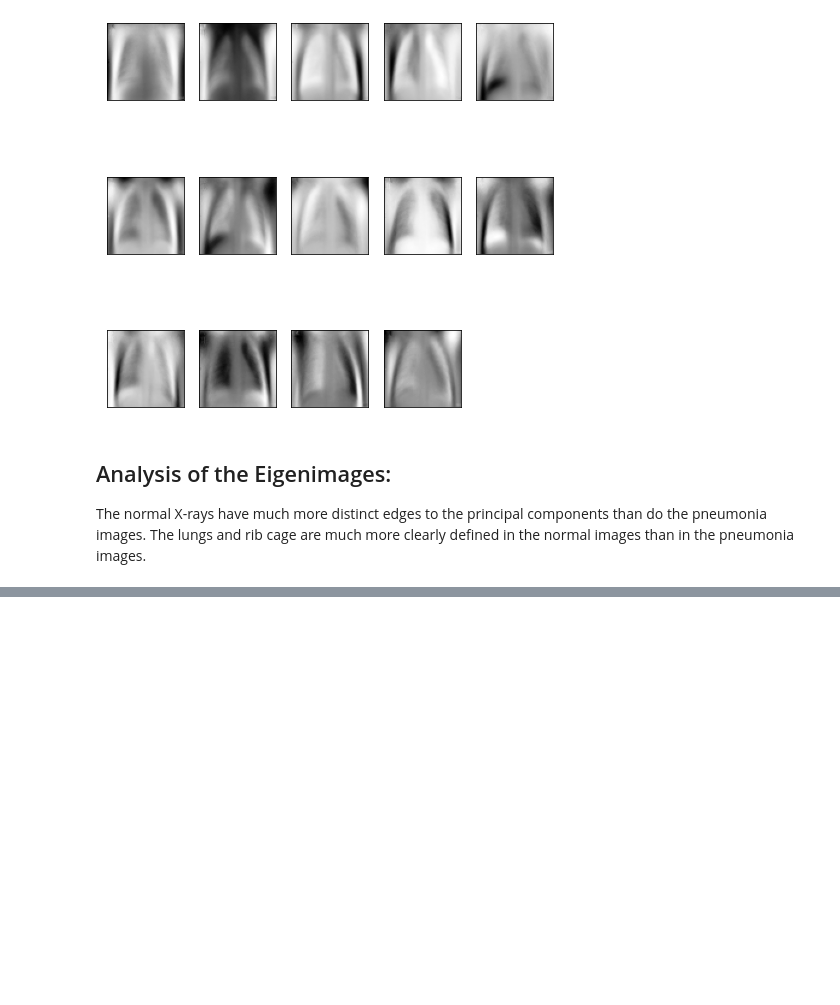
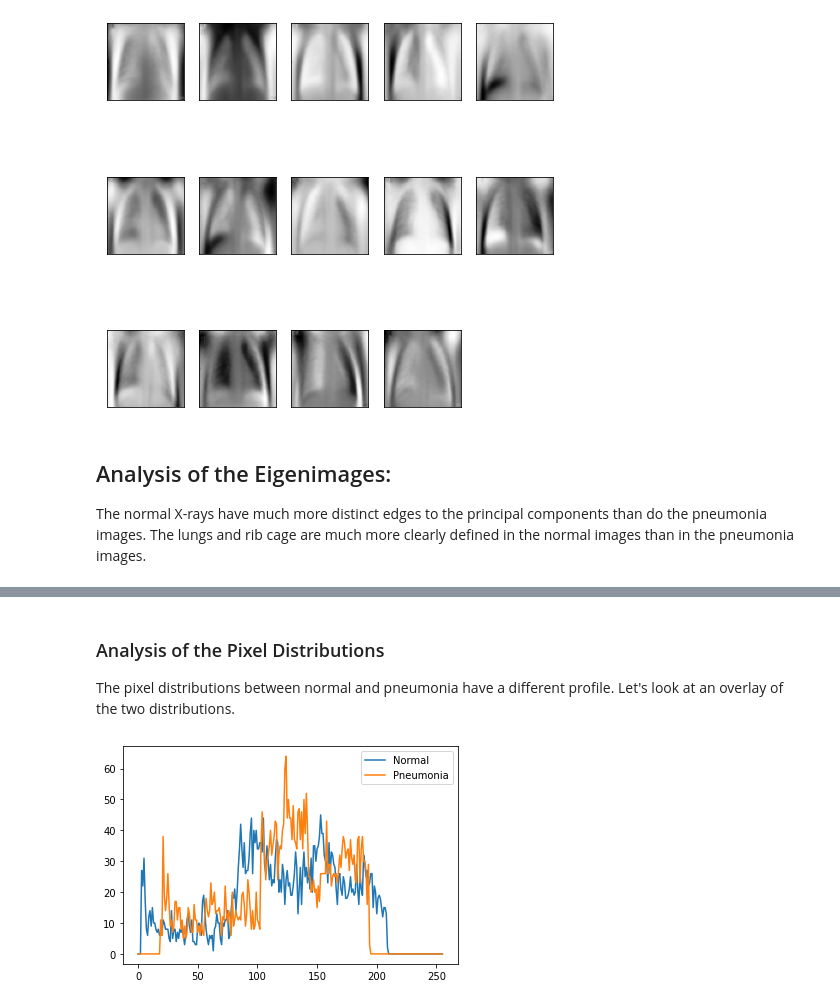
Before and after one commit to dagartga/Chest_X-Ray_Pneumonia_Classifier, a Jupyter notebook: chest-x-ray-pneumonia-eda.ipynb, the cells around one changed output, grey strips where cells are left out. Drawn from its saved outputs; the diff is of its cells as text; code cells hidden in the pictures; blank space fills up the shorter version.

```diff
--- a/chest-x-ray-pneumonia-eda.ipynb
+++ b/chest-x-ray-pneumonia-eda.ipynb
@@ -280,0 +282,16 @@ The normal X-rays have much more distinct edges to the principal components than
+# %% [markdown]
+### Analysis of the Pixel Distributions
+The pixel distributions between normal and pneumonia have a different profile. Let's look at an overlay of the two distributions.
+# %%
+# importing required libraries of opencv
+import cv2
+
+# calculate frequency of pixels in range 0-255
+hist_norm = cv2.calcHist([norm_mean], [0], None, [256], [0, 256])
+hist_pneum = cv2.calcHist([pneumonia_mean], [0], None, [256], [0, 256])
+plt.plot(hist_norm, label='Normal')
+plt.plot(hist_pneum, label='Pneumonia')
+plt.legend()
+plt.show()
+# %% [output]
+[figure, added]
```
Also changed, not shown: parts of 14 cells of this notebook.
